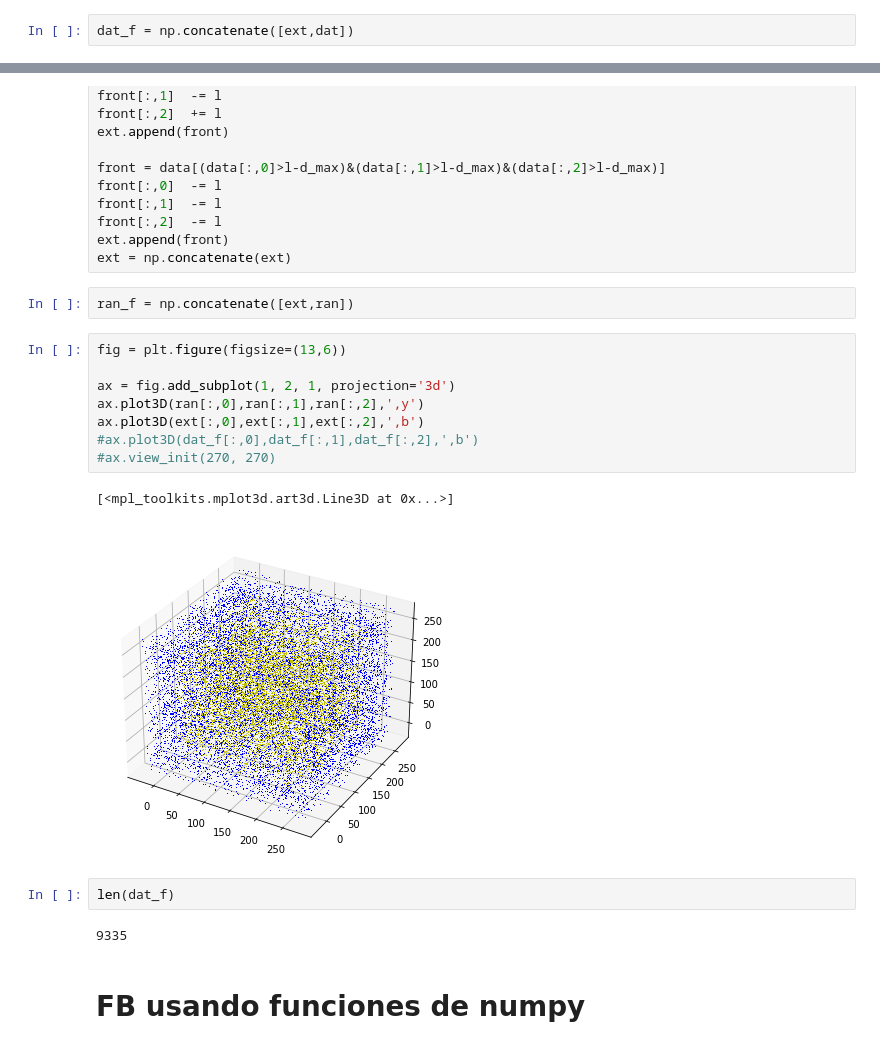
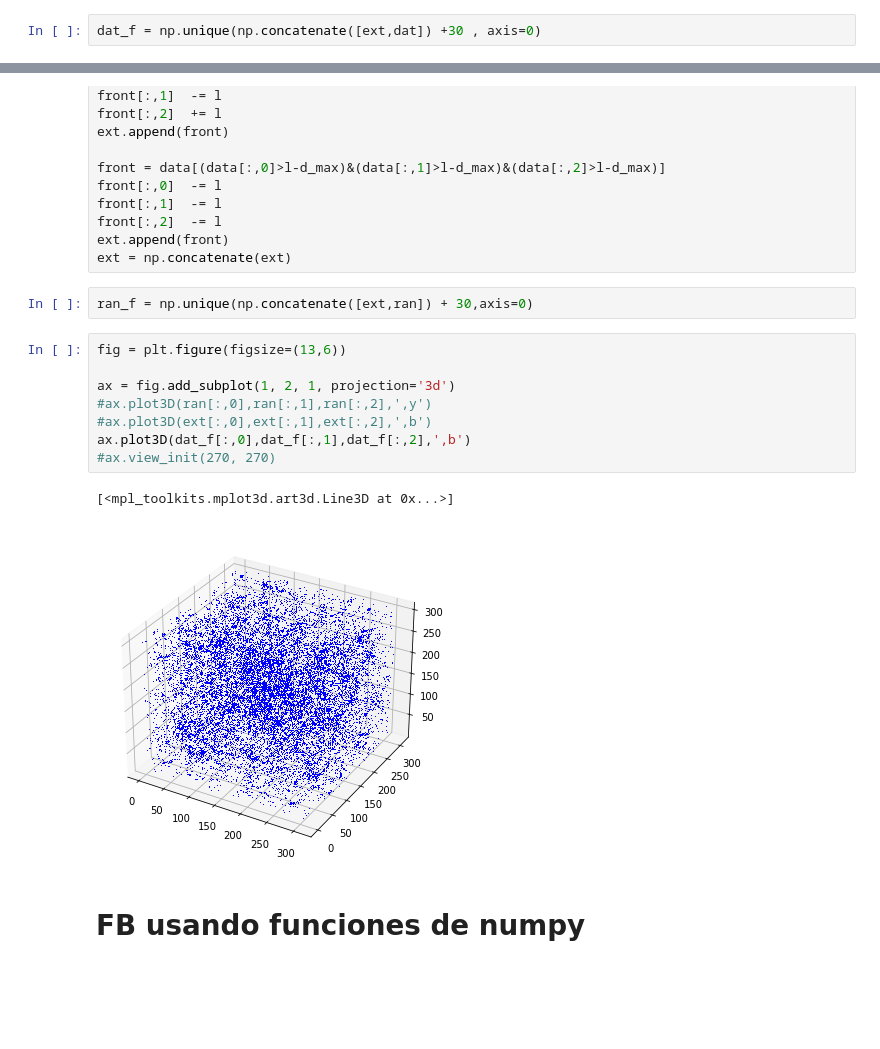
Before and after one commit to Oscar2401/funcion_correlacion, a Jupyter notebook: pythons/Pruebas_jupiter/Fuerza_bruta.ipynb, the cells around one changed output, grey strips where cells are left out. Saved outputs shown, nothing was run; the diff lists cells and outputs as text; blank space fills up the shorter version.

```diff
--- a/pythons/Pruebas_jupiter/Fuerza_bruta.ipynb
+++ b/pythons/Pruebas_jupiter/Fuerza_bruta.ipynb
@@ -136,2 +138,2 @@ ext = np.concatenate(ext)
 # %%
-dat_f = np.concatenate([ext,dat])
+dat_f = np.unique(np.concatenate([ext,dat]) +30 , axis=0)
@@ -242,22 +234,18 @@ front[:,2]  -= l
 ext.append(front)
 ext = np.concatenate(ext)
 # %%
-ran_f = np.concatenate([ext,ran])
+ran_f = np.unique(np.concatenate([ext,ran]) + 30,axis=0)
 # %%
 fig = plt.figure(figsize=(13,6))
 
 ax = fig.add_subplot(1, 2, 1, projection='3d')
-ax.plot3D(ran[:,0],ran[:,1],ran[:,2],',y')
-ax.plot3D(ext[:,0],ext[:,1],ext[:,2],',b')
-#ax.plot3D(dat_f[:,0],dat_f[:,1],dat_f[:,2],',b')
+#ax.plot3D(ran[:,0],ran[:,1],ran[:,2],',y')
+#ax.plot3D(ext[:,0],ext[:,1],ext[:,2],',b')
+ax.plot3D(dat_f[:,0],dat_f[:,1],dat_f[:,2],',b')
 #ax.view_init(270, 270)
 # %% [output]
 [<mpl_toolkits.mplot3d.art3d.Line3D at 0x...>]
-[figure, old version]
+[figure, new version]
-# %%
-len(dat_f)
-# %% [output]
-9335
 # %% [markdown]
 # FB usando funciones de numpy
 # %%
```
Also changed, not shown: parts of 7 cells of this notebook, 6 other files.
